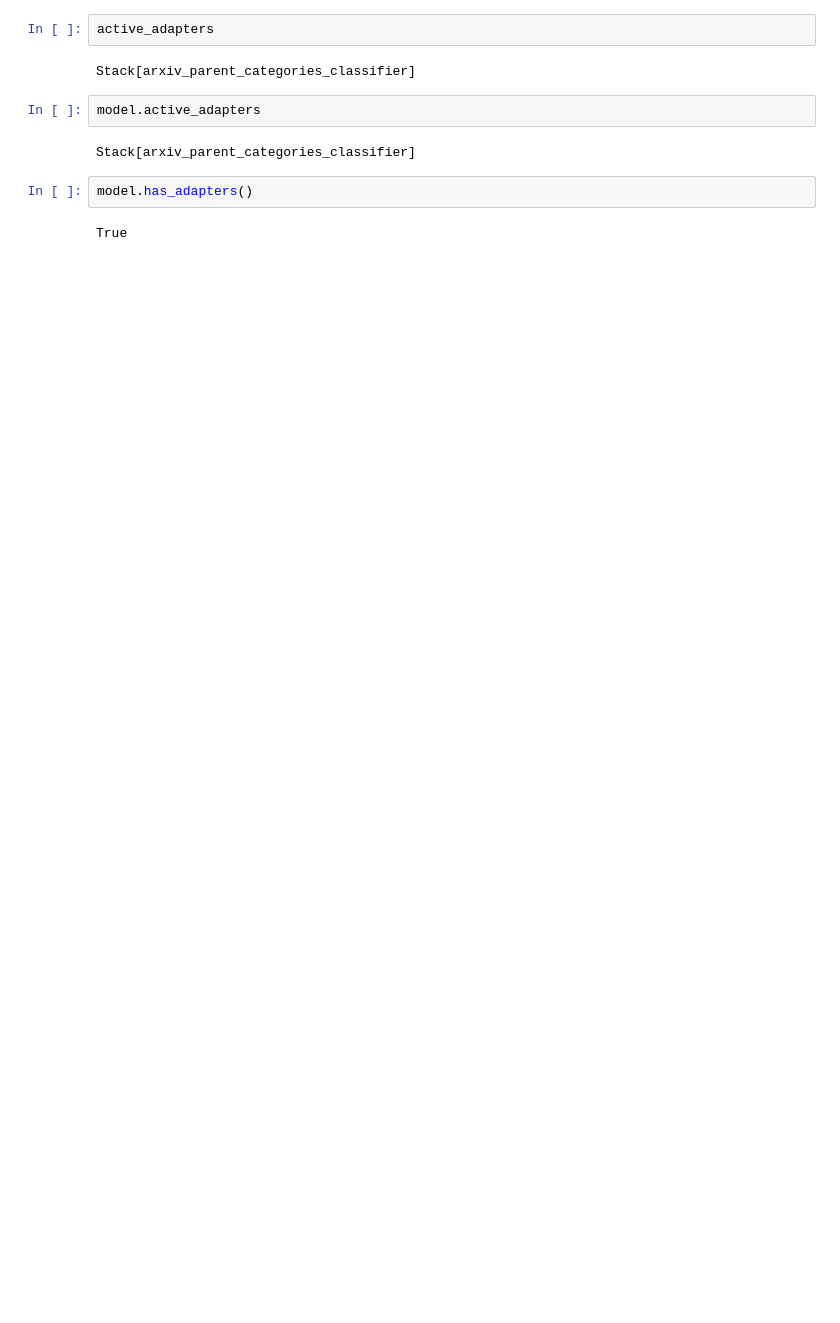
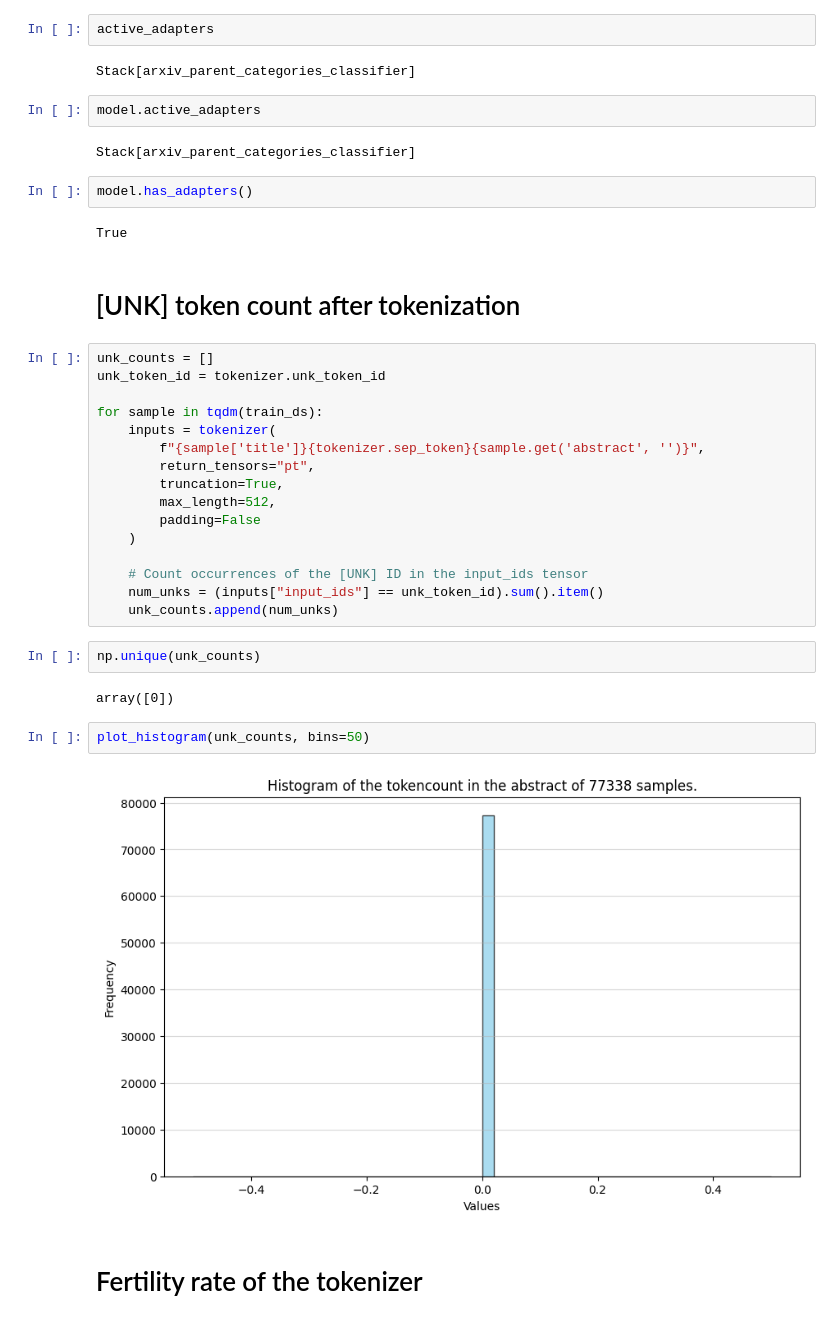
Before and after one commit to ShtiliyanUzunov/proj_irisai_interview, a Jupyter notebook: train.ipynb, the cells around one changed output. Saved outputs shown, nothing was run; the diff lists cells and outputs as text; blank space fills up the shorter version.

```diff
--- a/train.ipynb
+++ b/train.ipynb
@@ -589,3 +596,31 @@ Stack[arxiv_parent_categories_classifier]
 model.has_adapters()
 # %% [output]
 True
+# %% [markdown]
+# [UNK] token count after tokenization
+# %%
+unk_counts = []
+unk_token_id = tokenizer.unk_token_id
+
+for sample in tqdm(train_ds):
+    inputs = tokenizer(
+        f"{sample['title']}{tokenizer.sep_token}{sample.get('abstract', '')}",
+        return_tensors="pt",
+        truncation=True,
+        max_length=512,
+        padding=False
+    )
+
+    # Count occurrences of the [UNK] ID in the input_ids tensor
+    num_unks = (inputs["input_ids"] == unk_token_id).sum().item()
+    unk_counts.append(num_unks)
+# %%
+np.unique(unk_counts)
+# %% [output]
+array([0])
+# %%
+plot_histogram(unk_counts, bins=50)
+# %% [output]
+[figure, added]
+# %% [markdown]
+# Fertility rate of the tokenizer
```
Also changed, not shown: parts of 5 cells of this notebook, 6 other files.
